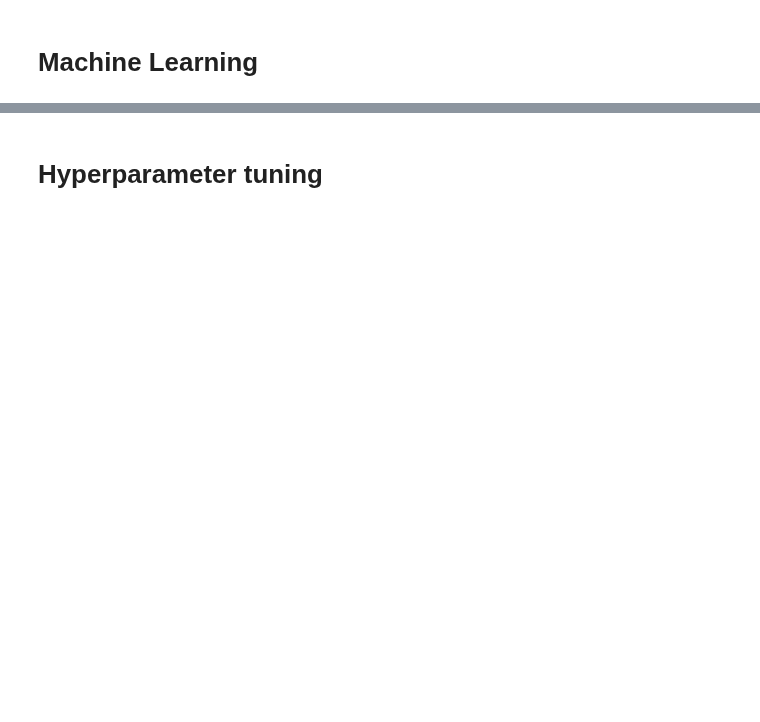
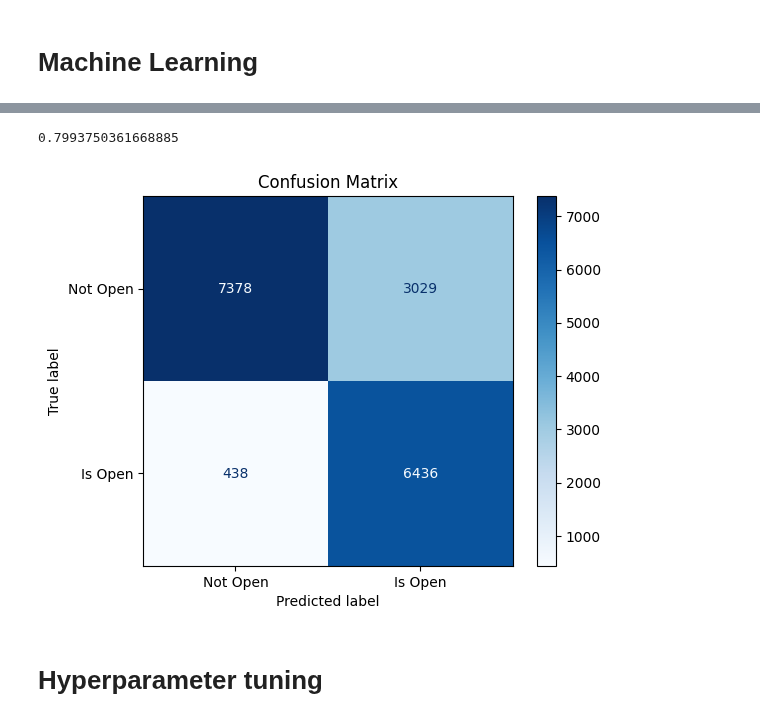
Before and after one commit to jmohsbeck1/jpmc_mle, a Jupyter notebook: DataDazzlers_DineOracle.ipynb, the cells around one changed output, grey strips where cells are left out. Drawn from its saved outputs; the diff is of its cells as text; code cells hidden in the pictures; blank space fills up the shorter version.

```diff
--- a/DataDazzlers_DineOracle.ipynb
+++ b/DataDazzlers_DineOracle.ipynb
@@ -425,0 +449,9 @@ memory usage: 23.1 MB
+# %%
+# Split into training and test datasets
+X_train, X_test, y_train, y_test = train_test_split(X, y, test_size=0.2, random_state=42)
+# %%
+# Init classifier
+xgb_cl = xgb.XGBClassifier()
+# %%
+# Fit
+xgb_cl.fit(X_train, y_train)
@@ -426,2 +470,19 @@ memory usage: 23.1 MB
+# %%
+# Predict
+y_pred = xgb_cl.predict(X_test)
+# %%
+# Score
+accuracy_score(y_test, y_pred)
+# %% [output]
+0.7993750361668885
+# %%
+# Confusion Matrix
+cm = confusion_matrix(y_test, y_pred)
+disp = ConfusionMatrixDisplay(confusion_matrix=cm, display_labels=["Not Open", "Is Open"])
+disp.plot(cmap=plt.cm.Blues)
+plt.title("Confusion Matrix")
+plt.show()
+# %% [output]
+[figure, added]
 # %% [markdown]
 # Hyperparameter tuning
```
Also changed, not shown: parts of 19 cells of this notebook.
